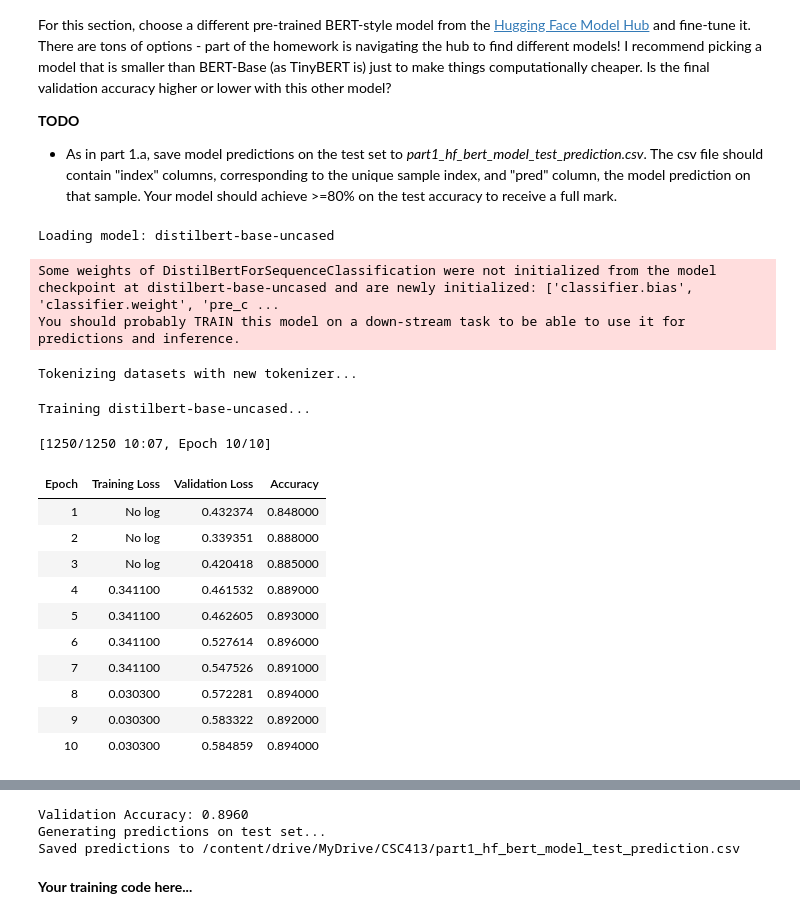
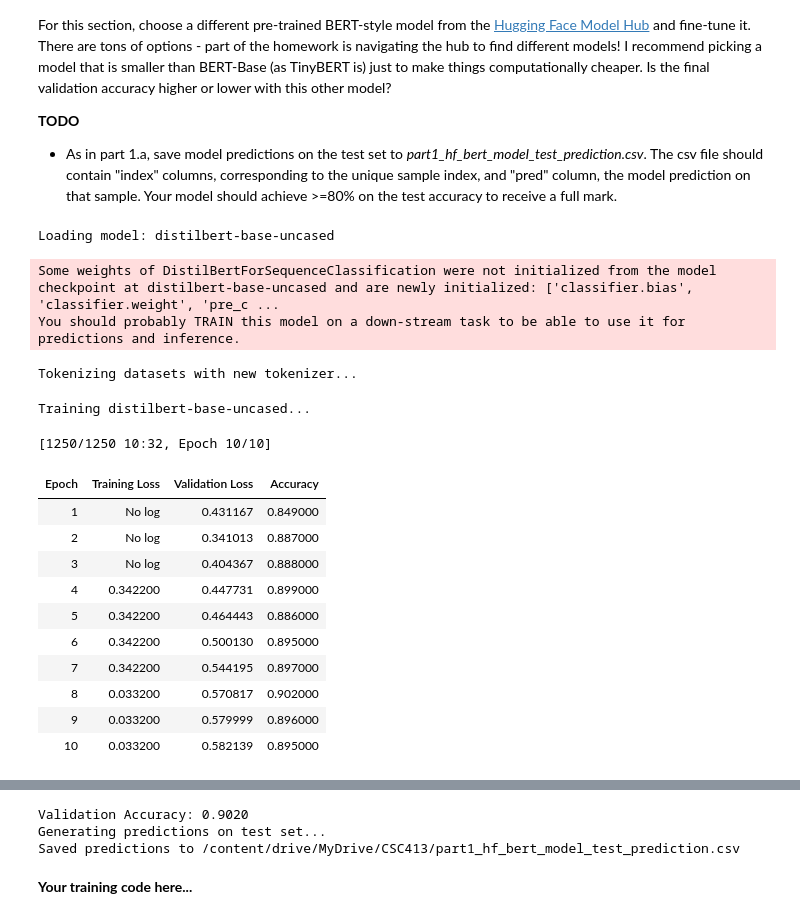
Before and after one commit to AfraAd/CSC413-Homeworks, a Jupyter notebook: Fall25_Hw8_transformer_part1.ipynb, the cells around one changed output, grey strips where cells are left out. Saved outputs shown, nothing was run; the diff lists cells and outputs as text; code cells hidden in the pictures.

```diff
--- a/Fall25_Hw8_transformer_part1.ipynb
+++ b/Fall25_Hw8_transformer_part1.ipynb
@@ -235,7 +217,7 @@ if __name__ == '__main__':
         per_device_train_batch_size=32,
         per_device_eval_batch_size=64,
         num_train_epochs=10,
-        weight_decay=0.01,
+        weight_decay=0.05,
         warmup_ratio=0.1,
         load_best_model_at_end=True,
         metric_for_best_model="accuracy",
@@ -254,46 +236,46 @@ if __name__ == '__main__':
     )
 
     # Train
     print(f"Training {HF_BERT_BASED_MODEL}...")
     trainer_hf.train()
 
     # Evaluate
     eval_results_hf = trainer_hf.evaluate()
     print(f"Validation Accuracy: {eval_results_hf['eval_accuracy']:.4f}")
 
     # Predict on test set
     print("Generating predictions on test set...")
     test_predictions_hf = trainer_hf.predict(tokenized_datasets_hf["test"].remove_columns(["label"]))
     test_preds_hf = np.argmax(test_predictions_hf.predictions, axis=1)
 
     # Save predictions to CSV
     part1_hf_bert_pred = pd.DataFrame({
         'index': range(len(test_preds_hf)),
         'pred': test_preds_hf
     })
     part1_hf_bert_pred.to_csv(f"{SAVE_PATH}/part1_hf_bert_model_test_prediction.csv", index=False)
     print(f"Saved predictions to {SAVE_PATH}/part1_hf_bert_model_test_prediction.csv")
     #########################################
 # %% [output]
 Loading model: distilbert-base-uncased
 Some weights of DistilBertForSequenceClassification were not initialized from the model checkpoint at distilbert-base-uncased and are newly initialized: ['classifier.bias', 'classifier.weight', 'pre_c ...
 You should probably TRAIN this model on a down-stream task to be able to use it for predictions and inference.
 Tokenizing datasets with new tokenizer...
 Training distilbert-base-uncased...
-[1250/1250 10:07, Epoch 10/10]
+[1250/1250 10:32, Epoch 10/10]
 | Epoch | Training Loss | Validation Loss | Accuracy |
-| 1 | No log | 0.432374 | 0.848000 |
-| 2 | No log | 0.339351 | 0.888000 |
-| 3 | No log | 0.420418 | 0.885000 |
-| 4 | 0.341100 | 0.461532 | 0.889000 |
-| 5 | 0.341100 | 0.462605 | 0.893000 |
-| 6 | 0.341100 | 0.527614 | 0.896000 |
-| 7 | 0.341100 | 0.547526 | 0.891000 |
-| 8 | 0.030300 | 0.572281 | 0.894000 |
-| 9 | 0.030300 | 0.583322 | 0.892000 |
-| 10 | 0.030300 | 0.584859 | 0.894000 |
+| 1 | No log | 0.431167 | 0.849000 |
+| 2 | No log | 0.341013 | 0.887000 |
+| 3 | No log | 0.404367 | 0.888000 |
+| 4 | 0.342200 | 0.447731 | 0.899000 |
+| 5 | 0.342200 | 0.464443 | 0.886000 |
+| 6 | 0.342200 | 0.500130 | 0.895000 |
+| 7 | 0.342200 | 0.544195 | 0.897000 |
+| 8 | 0.033200 | 0.570817 | 0.902000 |
+| 9 | 0.033200 | 0.579999 | 0.896000 |
+| 10 | 0.033200 | 0.582139 | 0.895000 |
 [interactive output not drawn]
-Validation Accuracy: 0.8960
+Validation Accuracy: 0.9020
 Generating predictions on test set...
 Saved predictions to /content/drive/MyDrive/CSC413/part1_hf_bert_model_test_prediction.csv
 # %% [markdown]
```
Also changed, not shown: parts of 3 cells of this notebook.
